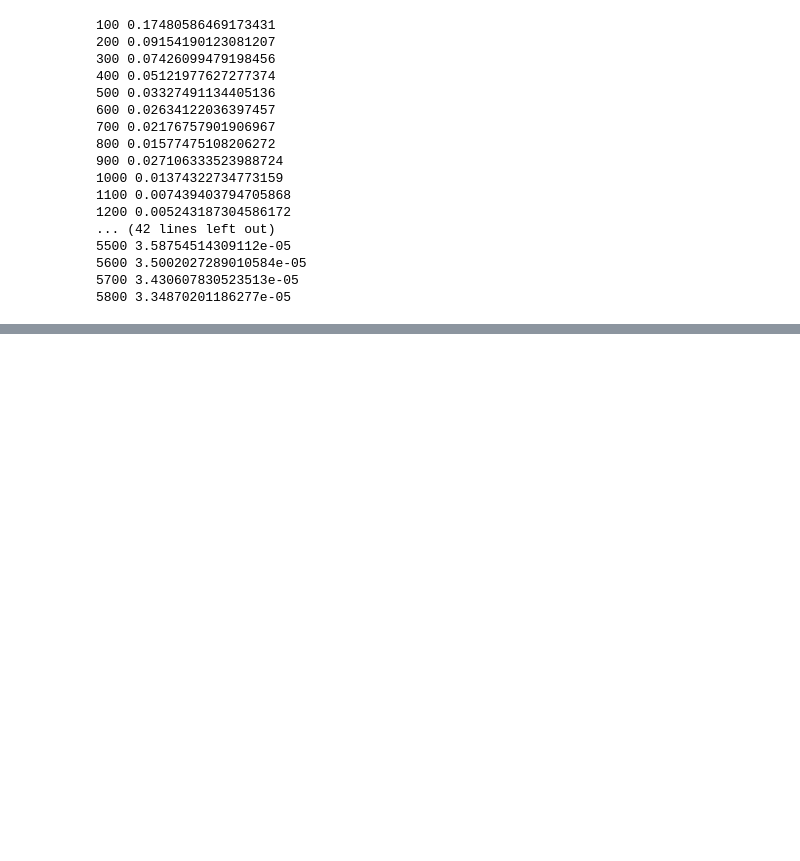
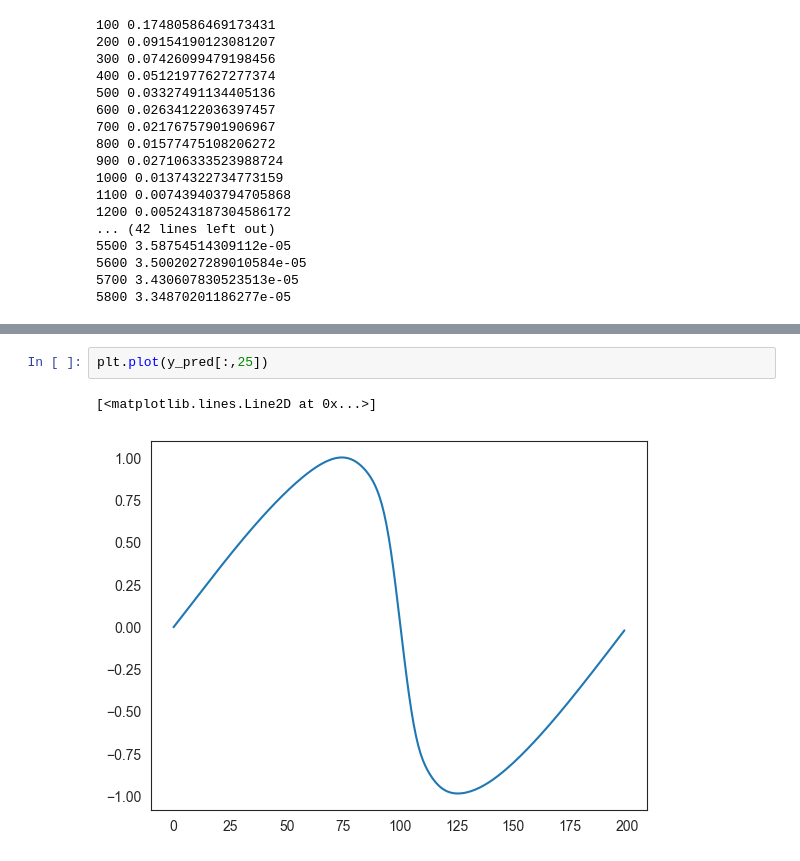
Before and after one commit to vbhavsar16/Simple_PINN, a Jupyter notebook: PINN.ipynb, the cells around one changed output, grey strips where cells are left out. Drawn from its saved outputs; the diff is of its cells as text; blank space fills up the shorter version.

```diff
--- a/PINN.ipynb
+++ b/PINN.ipynb
@@ -525,0 +621,5 @@ net.train()
+# %%
+plt.plot(y_pred[:,25])
+# %% [output]
+[<matplotlib.lines.Line2D at 0x...>]
+[figure, added]
```
Also changed, not shown: parts of 12 cells of this notebook, 1 other file.
